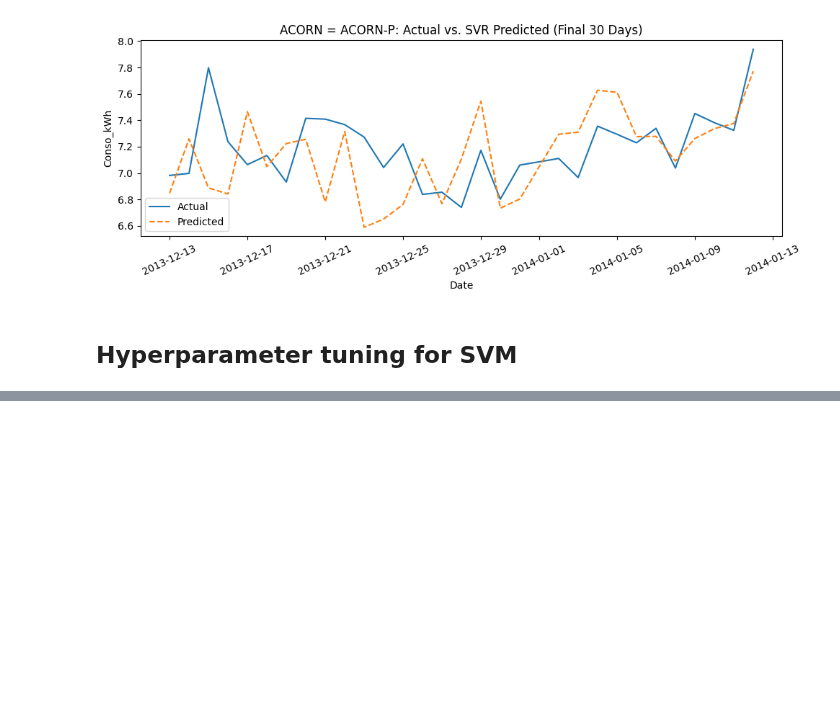
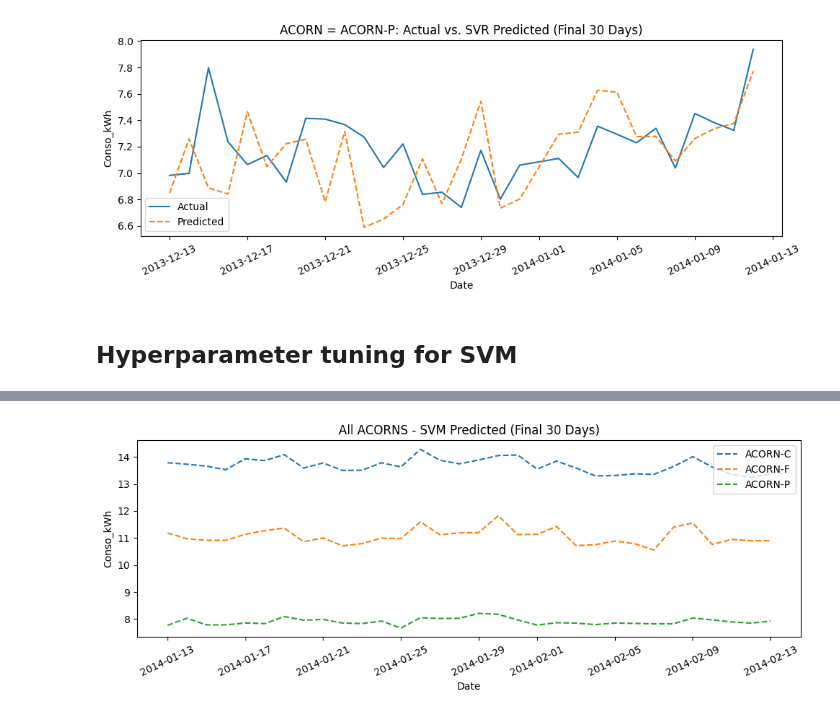
Before and after one commit to thiagonarcizo/Forecast-of-Electricity-Consumption, a Jupyter notebook: notebooks_alexsandro/04_modelisation_moyen_terme.ipynb, the cells around one changed output, grey strips where cells are left out. Cells and saved outputs as stored; diff of their text form; code cells hidden in the pictures; blank space fills up the shorter version.

```diff
--- a/notebooks_alexsandro/04_modelisation_moyen_terme.ipynb
+++ b/notebooks_alexsandro/04_modelisation_moyen_terme.ipynb
@@ -1074,0 +1082,19 @@ Test rows (30 × #ACORN): 90
+# %%
+weather_daily = weather_daily.reset_index()
+weather_daily.time = pd.to_datetime(weather_daily.time.dt.date)
+# %%
+weather_daily = weather_daily.drop(
+    columns=[
+        'apparentTemperatureHigh','temperatureHigh',
+        'apparentTemperatureLow','temperatureLow',
+        'apparentTemperatureMax','apparentTemperatureMin'
+    ]
+)
+# %%
+pred_df = create_features(weather_daily, pred_cons)
+# %%
+for acorn_label in pred_cons.Acorn.unique():
+    pred_acorn = pred_df[pred_df.Acorn == acorn_label].sort_values(by='Date').drop(columns='Date')
+    pred_acorn = pred_acorn.drop(columns=['Acorn', 'Conso_kWh_predict'])
+    indexes = pred_cons[pred_cons.Acorn == acorn_label].index
+    pred_cons.loc[indexes, 'Conso_kWh_predict'] = results_svr[acorn_label]['pipeline'].predict(pred_acorn)
@@ -1074,0 +1105,19 @@ Test rows (30 × #ACORN): 90
+# %%
+plt.figure(figsize=(10, 4))
+for acorn_label, info in results_svr.items():
+    plt.plot(
+        pred_cons[pred_cons.Acorn == acorn_label]["Date"],
+        pred_cons[pred_cons.Acorn == acorn_label]["Conso_kWh_predict"],
+        linestyle="--",
+        label=acorn_label,
+        linewidth=1.5
+    )
+plt.xlabel("Date")
+plt.ylabel("Conso_kWh")
+plt.title(f"All ACORNS - SVM Predicted (Final 30 Days)")
+plt.legend()
+plt.xticks(rotation=25)
+plt.tight_layout()
+plt.show()
+# %% [output]
+[figure, added]
```
Also changed, not shown: parts of 7 cells of this notebook, 3 other files.
